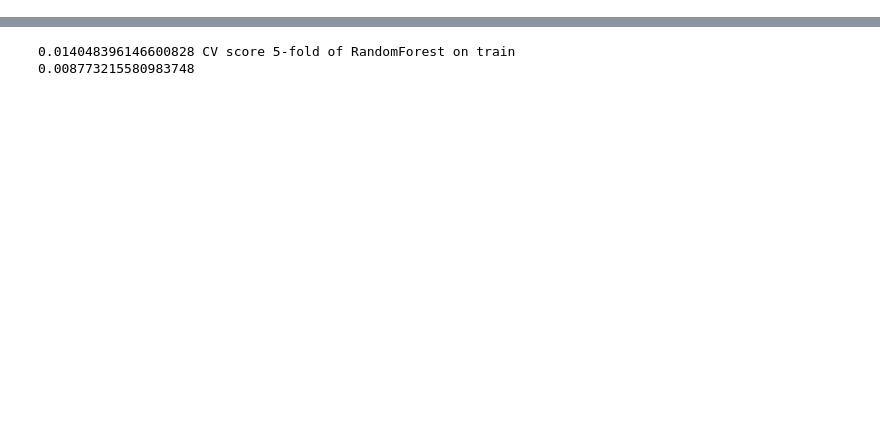
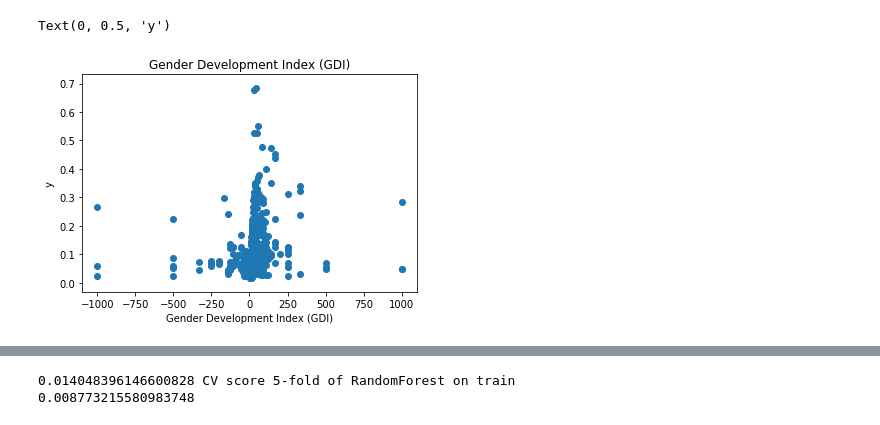
Before and after one commit to D1nay/prohack2020, a Jupyter notebook: Model selection.ipynb, the cells around one changed output, grey strips where cells are left out. Cells and saved outputs as stored; diff of their text form; code cells hidden in the pictures; blank space fills up the shorter version.

```diff
--- a/Model selection.ipynb
+++ b/Model selection.ipynb
@@ -21,0 +92,9 @@ data_no_world = data[data['country'] != 'World']
+# %%
+i = 6
+plt.scatter(-1/(data_mod.iloc[:, i]-1), data_mod['y'])
+plt.title(data_mod.columns[i])
+plt.xlabel(data_mod.columns[i])
+plt.ylabel('y')
+# %% [output]
+Text(0, 0.5, 'y')
+[figure, added]
```
Also changed, not shown: parts of 42 cells of this notebook, 3 other files.
